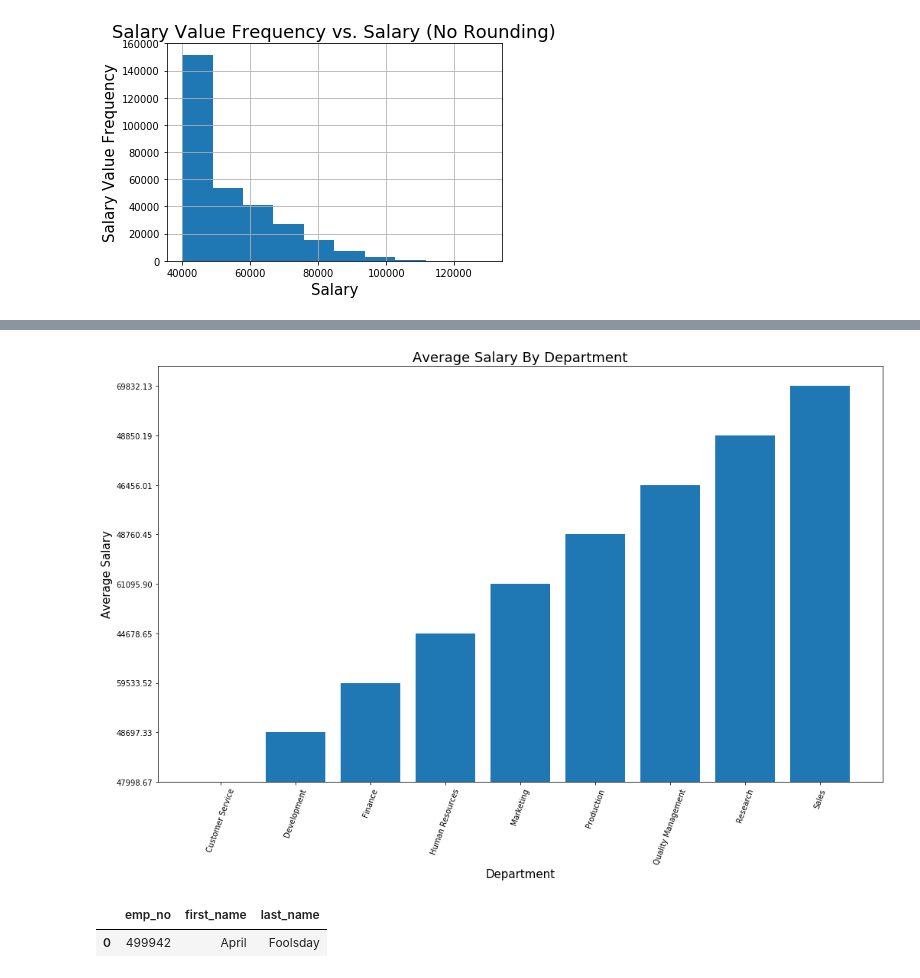
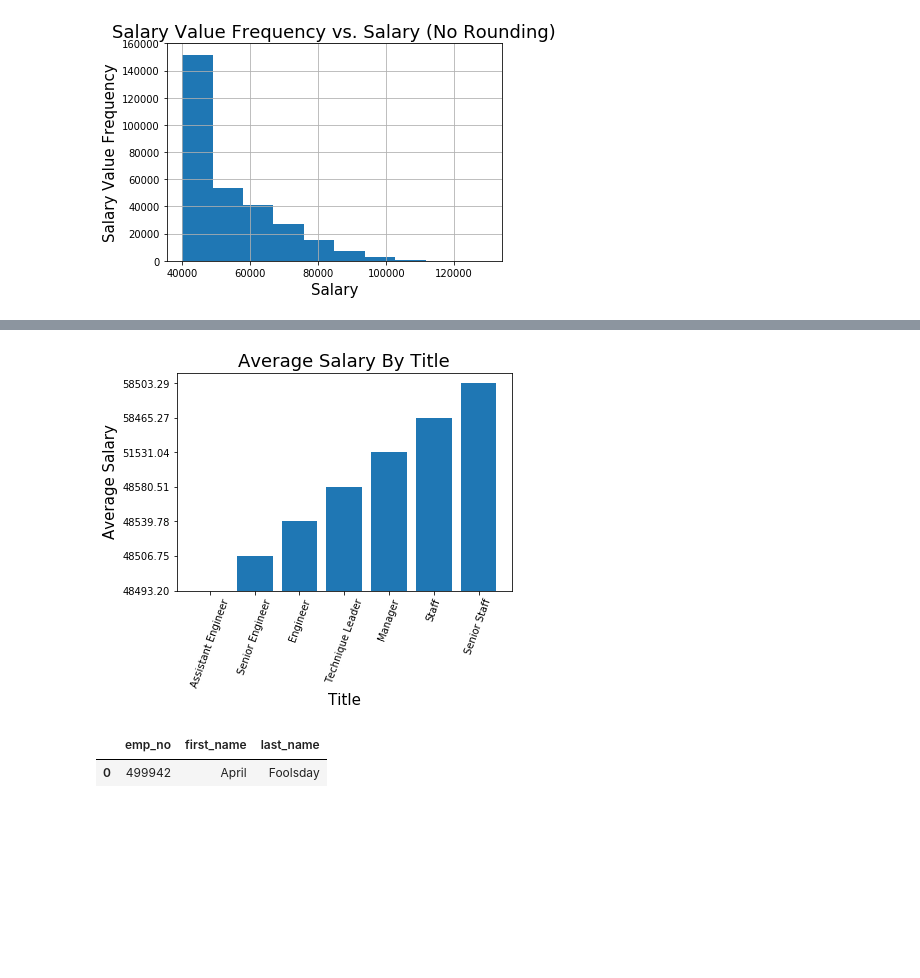
Before and after one commit to patrickhpatin/sql-challenge, a Jupyter notebook: EmployeeSQL/sql_challenge_bonus.ipynb, the cells around one changed output, grey strips where cells are left out. Saved outputs shown, nothing was run; the diff lists cells and outputs as text; code cells hidden in the pictures; blank space fills up the shorter version.

```diff
--- a/EmployeeSQL/sql_challenge_bonus.ipynb
+++ b/EmployeeSQL/sql_challenge_bonus.ipynb
@@ -33,11 +33,16 @@ conn = engine.connect()
 sql = "SELECT * FROM salaries ORDER BY salary ASC;"
 df_salary = pd.read_sql(sql, conn)
 
-# Pull average salaries by department
+# Pull average salaries by department (just for fun)
 sql = "SELECT d.dept_name AS Dept_Name, AVG(sal.Salary) AS Avg_Salary FROM salaries AS sal "
 sql = sql + "INNER JOIN dept_emp AS de ON de.emp_no = sal.emp_no INNER JOIN departments AS d ON d.dept_no = de.dept_no "
-sql = sql + "GROUP BY d.dept_name ORDER BY d.dept_name ASC;"
+sql = sql + "GROUP BY d.dept_name ORDER BY AVG(sal.Salary) ASC;"
 df_avgsalary = pd.read_sql(sql, conn)
+
+# Pull average salaries by title
+sql = "SELECT titles.title, AVG(salaries.Salary) AS Avg_Salary FROM salaries "
+sql = sql + "INNER JOIN titles ON titles.emp_no = salaries.emp_no GROUP BY titles.title ORDER BY AVG(salaries.Salary) ASC;"
+df_avgsalarybytitle = pd.read_sql(sql, conn)
 
 # Where's Waldo?
 sql = "SELECT emp_no, first_name, last_name FROM employees WHERE emp_no = 499942;"
@@ -83,6 +88,7 @@ plt.show()
 # %%
 # Format average salaries and round to 2 decimal places
 df_avgsalary["avg_salary"] = df_avgsalary["avg_salary"].astype(float).map('{:.2f}'.format)
+df_avgsalarybytitle["avg_salary"] = df_avgsalarybytitle["avg_salary"].astype(float).map('{:.2f}'.format)
 
 # Show our data
 df_avgsalary
@@ -100,18 +123,19 @@ df_avgsalary
 # %%
-# Generate a bar plot showing the average salary by department
-fig=plt.figure(figsize=(17,10))
-plt.bar(df_avgsalary["dept_name"], df_avgsalary["avg_salary"])
+# Generate a bar plot showing the average salary by title
+# fig=plt.figure(figsize=(17,10))
+plt.bar(df_avgsalarybytitle["title"], df_avgsalarybytitle["avg_salary"])
 
 # Formatting
-plt.title("Average Salary By Department", fontsize=18)
-plt.xlabel("Department", fontsize=15)
+# plt.ylim(0, 80000)
+plt.title("Average Salary By Title", fontsize=18)
+plt.xlabel("Title", fontsize=15)
 plt.ylabel("Average Salary", fontsize=15)
 plt.xticks(rotation=70)
 
 # Show the chart
 plt.show()
 # %% [output]
-[figure, old version]
+[figure, new version]
 # %%
 # Find myself:  Employee_ID = 499942
 df_myself
```
Also changed, not shown: parts of 2 cells of this notebook.
